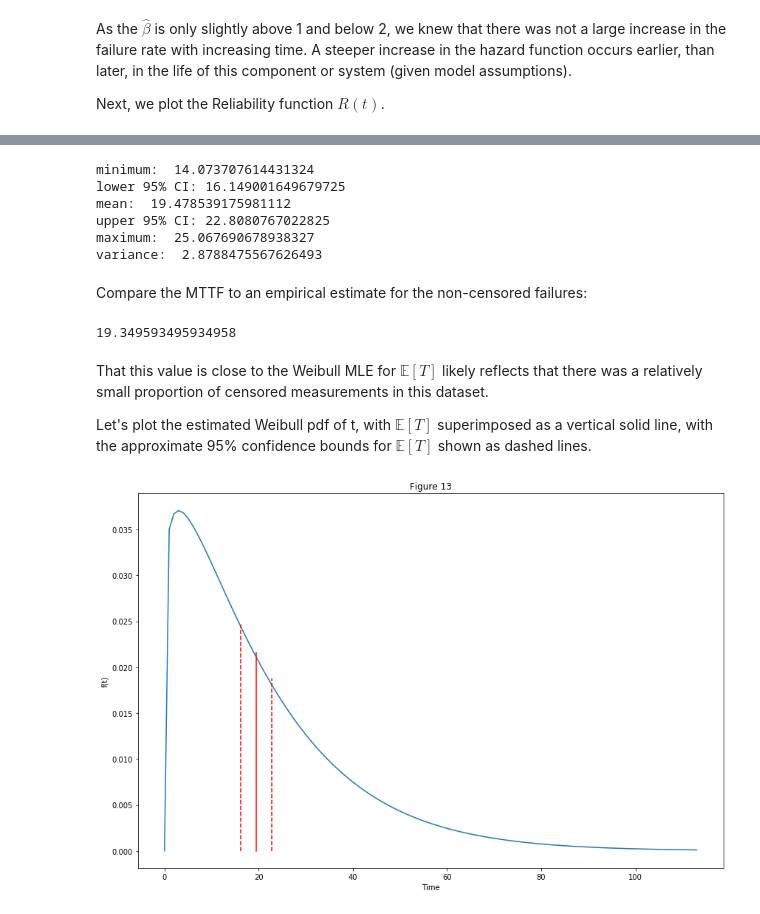
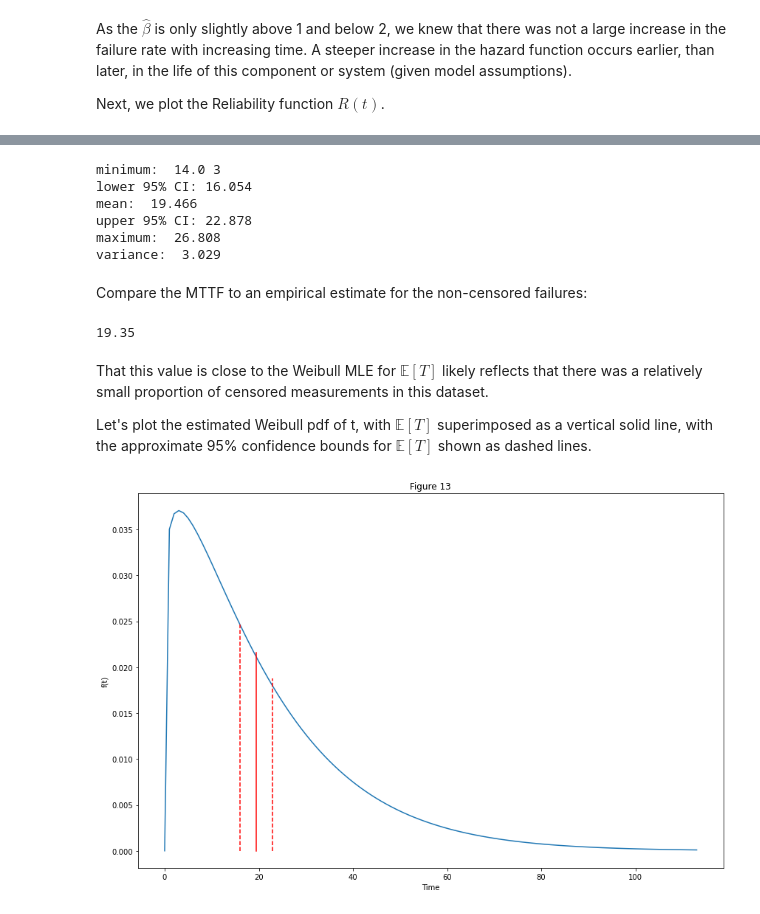
Before and after one commit to uwasystemhealth/weibull-python, a Jupyter notebook: weibull-python.ipynb, the cells around one changed output, grey strips where cells are left out. Drawn from its saved outputs; the diff is of its cells as text; code cells hidden in the pictures.

```diff
--- a/weibull-python.ipynb
+++ b/weibull-python.ipynb
@@ -63,0 +138,6 @@ exa1.head()
+# %%
+failures = exa1[exa1['event']==1]
+right_censored = exa1[exa1['event']==0]
+
+failure_times = failures['time'].values.tolist()
+right_censored_times = right_censored['time'].values.tolist()
@@ -277,7 +394,8 @@ plt.show()
 # %% [markdown]
 First, we fit the Weibull model using the `reliability` package.
 # %%
-wbplot = rb.Fitters.Fit_Weibull_2P(failures=failures_time, right_censored=right_censored_time)
+wbfit = rb.Fitters.Fit_Weibull_2P(failures=failure_times,
+                                   right_censored=right_censored_times)
 plt.title("Figure 8")
 plt.show()
 # %% [output]
@@ -358,14 +484,14 @@ MTTF =  17.108999071844334
 # %%
-analysis = wb.Analysis(data=failures_time)
+analysis = wb.Analysis(data=failure_times)
 
 analysis.fit()
 
-analysis.beta = wbplot.beta
-analysis.eta = wbplot.alpha
+analysis.beta = wbfit.beta
+analysis.eta = wbfit.alpha
 
 analysis.probplot()
 
-print("MTTF = ", analysis.mttf)
+print("MTTF = ", round(analysis.mttf),3)
 # %% [output]
 WARNING:weibull.weibull:the maximum likelihood method is likely to yield better results with 123 data points
 [figure]
@@ -382,11 +512,11 @@ We'll now continue on to bootstrapping to get a better idea as to how well this
 ##For reproducibility
 np.random.seed(123)
 # %%
-size = len(failures_time)
+size = len(failure_times)
 mttf_vals = []
 
-for i in range(0, 1000):
-    new_vals = np.random.choice(failures_time, size=size)
+for i in range(0, 10000):
+    new_vals = np.random.choice(failure_times, size=size)
     parameters = rb.Fitters.Fit_Weibull_2P(failures=new_vals,
                                            show_probability_plot=False, print_results=False)
     analysis = wb.Analysis(data=new_vals)
@@ -416,50 +546,47 @@ WARNING:weibull.weibull:the maximum likelihood method is likely to yield better
 # %%
-import scipy.stats as st
-from math import sqrt
-
 ci = st.t.interval(0.95,df=len(mttf_vals)-1, loc=st.describe(mttf_vals).mean,
                    scale = sqrt(st.describe(mttf_vals).variance))
 
-print('minimum: ', st.describe(mttf_vals).minmax[0])
-print('lower 95% CI:', ci[0])
-print('mean: ', st.describe(mttf_vals).mean)
-print('upper 95% CI:', ci[1])
-print('maximum: ', st.describe(mttf_vals).minmax[1])
-print('variance: ', st.describe(mttf_vals).variance)
+print('minimum: ', round(st.describe(mttf_vals).minmax[0]),3)
+print('lower 95% CI:', round(ci[0],3))
+print('mean: ', round(st.describe(mttf_vals).mean,3))
+print('upper 95% CI:', round(ci[1],3))
+print('maximum: ', round(st.describe(mttf_vals).minmax[1],3))
+print('variance: ', round(st.describe(mttf_vals).variance,3))
 # %% [output]
-minimum:  14.073707614431324
-lower 95% CI: 16.149001649679725
-mean:  19.478539175981112
-upper 95% CI: 22.8080767022825
-maximum:  25.067690678938327
-variance:  2.8788475567626493
+minimum:  14.0 3
+lower 95% CI: 16.054
+mean:  19.466
+upper 95% CI: 22.878
+maximum:  26.808
+variance:  3.029
 # %% [markdown]
 Compare the MTTF to an empirical estimate for the non-censored failures:
 # %%
-print(np.mean(failures['time']))
+print(round(np.mean(failures['time']),3))
 # %% [output]
-19.349593495934958
+19.35
 # %% [markdown]
 That this value is close to the Weibull MLE for $\mathbb{E}[T]$ likely reflects that there was a relatively small proportion of censored measurements in this dataset.
 
 
 Let's plot the estimated Weibull pdf of t, with $\mathbb{E}[T]$ superimposed as a vertical solid line, with the approximate 95% confidence bounds for $\mathbb{E}[T]$ shown as dashed lines.
 # %%
-xvals = np.arange(0, max(failures_time))
+xvals = np.arange(0, max(failure_times))
 
-wbplot = rb.Fitters.Fit_Weibull_2P(failures=failures_time, right_censored=right_censored_time,
+wbfit = rb.Fitters.Fit_Weibull_2P(failures=failure_times, right_censored=right_censored_times,
                                    show_probability_plot=False, print_results=False)
-pdf = rb.Distributions.Weibull_Distribution(alpha=wbplot.alpha, beta=wbplot.beta).PDF(xvals=xvals)
+pdf = rb.Distributions.Weibull_Distribution(alpha=wbfit.alpha, beta=wbfit.beta).PDF(xvals=xvals)
 
 plt.plot([st.describe(mttf_vals).mean, st.describe(mttf_vals).mean],
          [0, pdf[int(st.describe(mttf_vals).mean)]], '-r')
 plt.plot([ci[0],ci[0]],[0, pdf[int(ci[0])] ], '--r')
 plt.plot([ci[1],ci[1]],[0, pdf[int(ci[1])] ], '--r')
 
 
 plt.title("Figure 13")
 plt.xlabel("Time")
 plt.ylabel("f(t)")
 plt.show()
 # %% [output]
-[figure, old version]
+[figure, new version]
```
Also changed, not shown: parts of 78 cells of this notebook.
